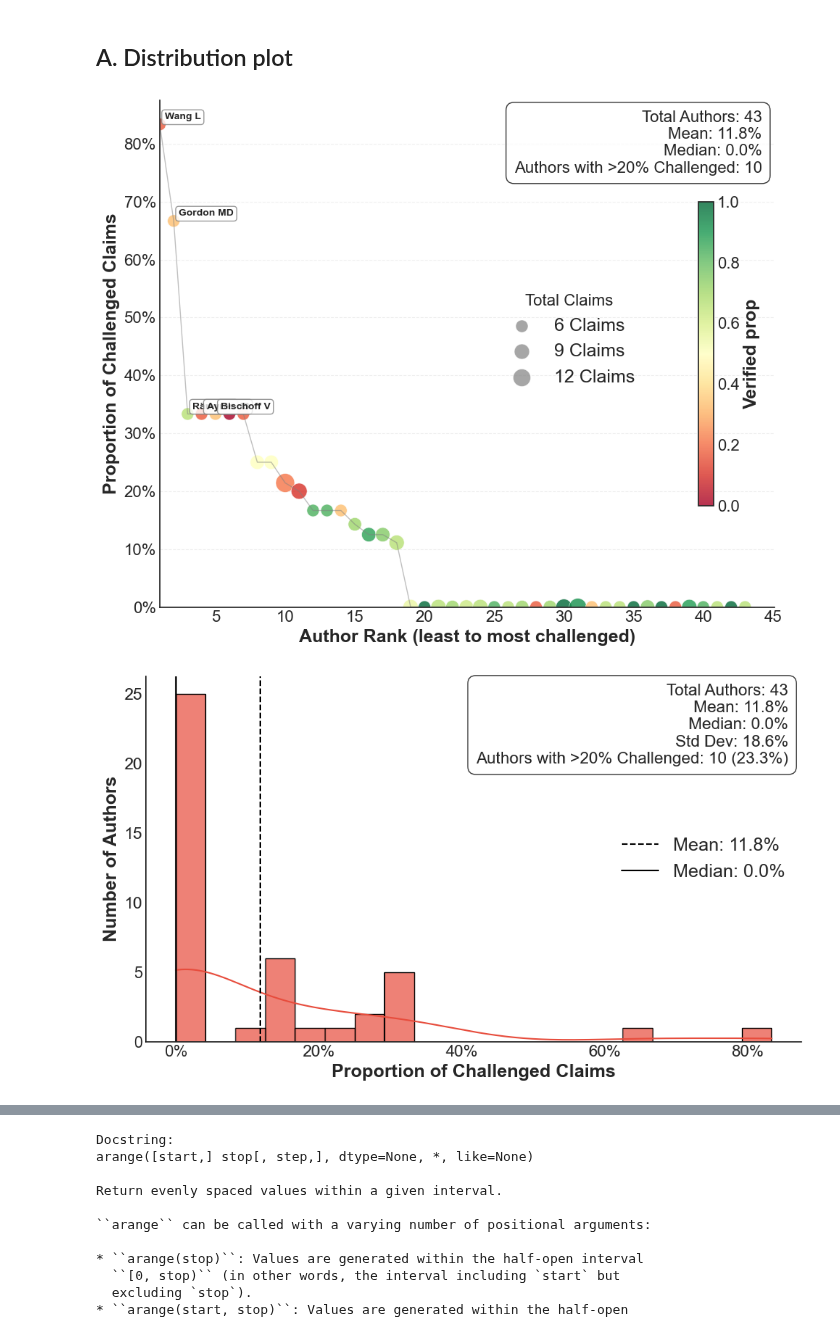
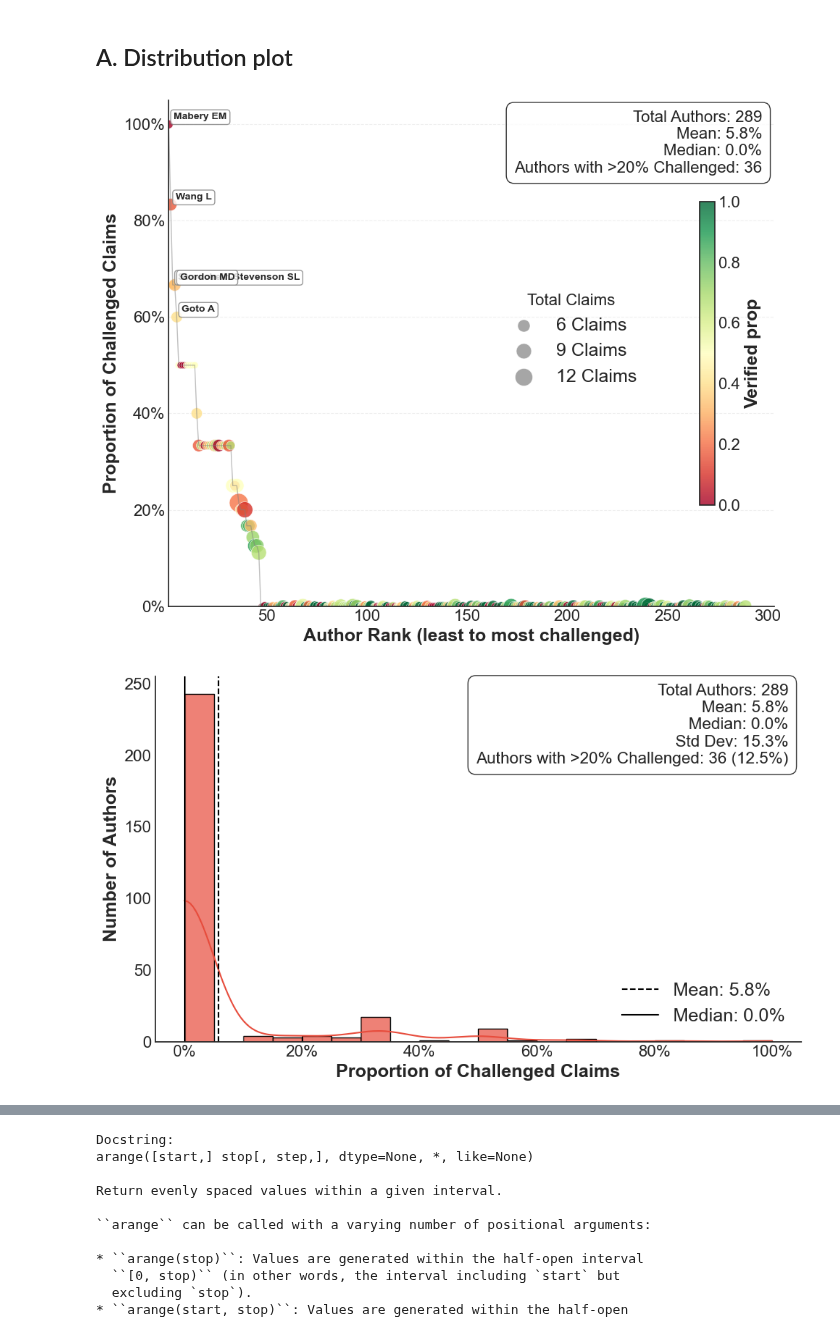
Before and after one commit to jcblemai/drosophila-reproducibility, a Jupyter notebook: analysis_authors_first.ipynb, the cells around one changed output, grey strips where cells are left out. Cells and saved outputs as stored; diff of their text form; code cells hidden in the pictures.

```diff
--- a/analysis_authors_first.ipynb
+++ b/analysis_authors_first.ipynb
@@ -48,23 +48,23 @@ Descriptive Statistics:
 ## A. Distribution plot
 # %%
 to_plot = author_metrics.copy()
-to_plot = to_plot[to_plot['Articles'] >= 2]
-to_plot = to_plot[to_plot['Major claims'] >= 6]
+to_plot = to_plot[to_plot['Articles'] >= 0]
+to_plot = to_plot[to_plot['Major claims'] >= 0]
 
 fig, ax = plot_info.plot_author_irreproducibility_focused(
     df=to_plot,
     title="",
     color_by='Verified prop',
     cmap='RdYlGn',  # Choose colormap that doesn't have white at minimum
     most_challenged_on_right=True
 )
 plt.savefig('figures/fig4A_distribution_scatter.png', dpi=300, bbox_inches='tight')
 fig1, ax1 = plot_info.plot_challenged_histogram(to_plot, title="",)
 #plt.savefig('figures/fig4A-V2.png', dpi=300, bbox_inches='tight')
 
 # Create Lorenz curve visualization
 fig2, ax2 = plot_info.plot_lorenz_curve(to_plot, title="",)
 plt.savefig('figures/fig4B_distribution_gini.png', dpi=300, bbox_inches='tight')
 # %% [output]
-[figure, old version]
+[figure, new version]
-[figure, old version]
+[figure, new version]
```
Also changed, not shown: parts of 3 cells of this notebook, 5 other files.
